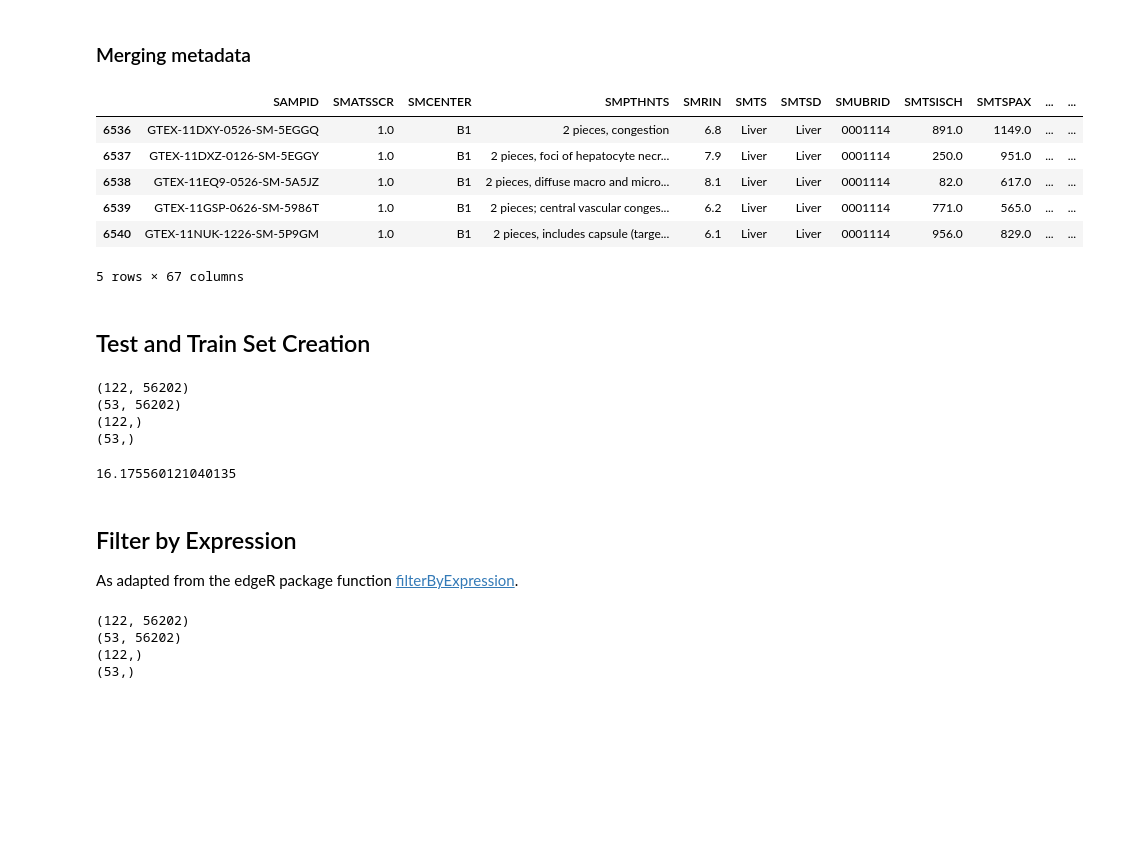
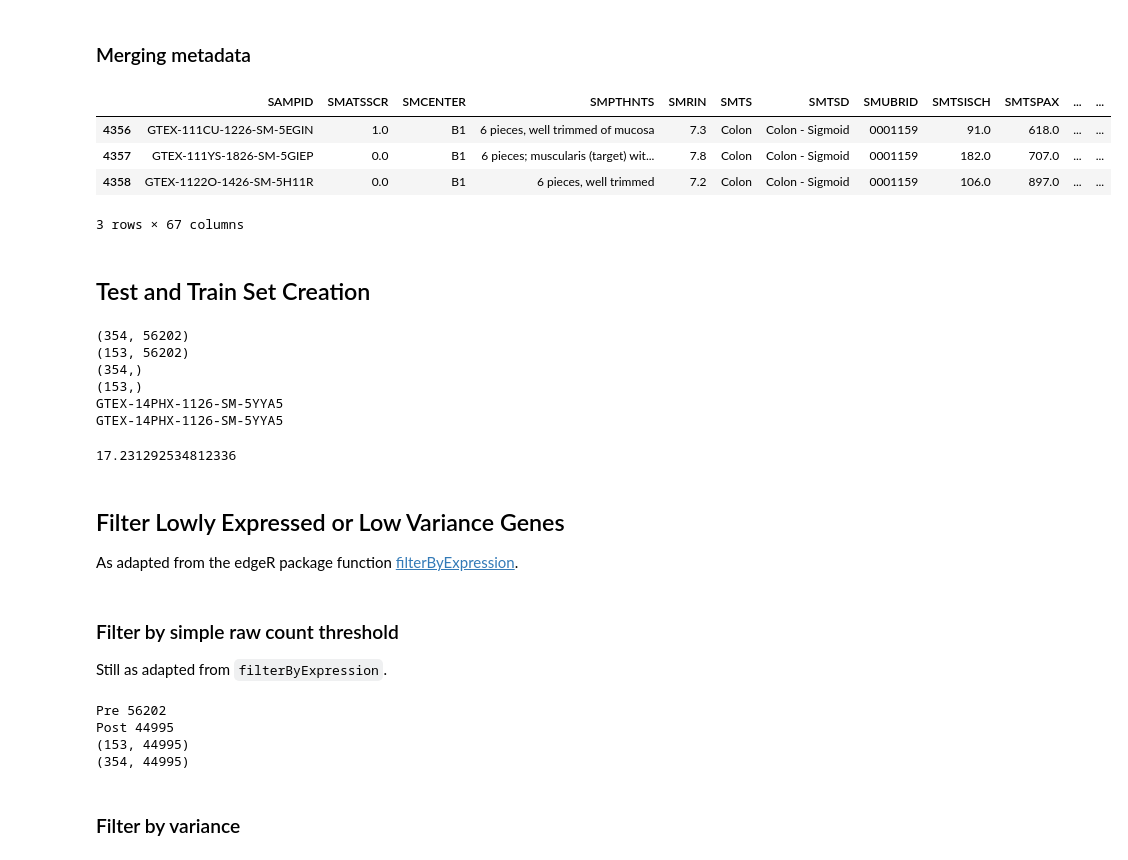
Before and after one commit to edgeslab/cs418-project-RNAge, a Jupyter notebook: perTissue_models.ipynb, the cells around one changed output. Cells and saved outputs as stored; diff of their text form; code cells hidden in the pictures; blank space fills up the shorter version.

```diff
--- a/perTissue_models.ipynb
+++ b/perTissue_models.ipynb
@@ -31,6 +83,7 @@ meta.iloc[0:3,:]
 # %%
-# To do python plots of counts
+TISSUE='Colon'
 infiles=listdir(data_dir/tissue_dir)
 TISSUE_files=[f for f in infiles if  TISSUE in f]
 TISSUE_files
+# Just need to confirm that they are all here
 # %% [output]
@@ -61,40 +114,40 @@ lcpm.iloc[0:5,0:20]
 # %% [markdown]
 ### Merging metadata
 # %%
-tissue_meta=meta[meta['SMTSD']==TISSUE]
-tissue_meta.iloc[0:5]
+tissue_meta=meta[(meta['SMTS']==TISSUE)]
+tissue_meta.iloc[0:3]
 # %% [output]
 |  | SAMPID | SMATSSCR | SMCENTER | SMPTHNTS | SMRIN | SMTS | SMTSD | SMUBRID | SMTSISCH | SMTSPAX | ... | ... |
-| 6536 | GTEX-11DXY-0526-SM-5EGGQ | 1.0 | B1 | 2 pieces, congestion | 6.8 | Liver | Liver | 0001114 | 891.0 | 1149.0 | ... | ... |
-| 6537 | GTEX-11DXZ-0126-SM-5EGGY | 1.0 | B1 | 2 pieces, foci of hepatocyte necr... | 7.9 | Liver | Liver | 0001114 | 250.0 | 951.0 | ... | ... |
-| 6538 | GTEX-11EQ9-0526-SM-5A5JZ | 1.0 | B1 | 2 pieces, diffuse macro and micro... | 8.1 | Liver | Liver | 0001114 | 82.0 | 617.0 | ... | ... |
-| 6539 | GTEX-11GSP-0626-SM-5986T | 1.0 | B1 | 2 pieces; central vascular conges... | 6.2 | Liver | Liver | 0001114 | 771.0 | 565.0 | ... | ... |
-| 6540 | GTEX-11NUK-1226-SM-5P9GM | 1.0 | B1 | 2 pieces, includes capsule (targe... | 6.1 | Liver | Liver | 0001114 | 956.0 | 829.0 | ... | ... |
+| 4356 | GTEX-111CU-1226-SM-5EGIN | 1.0 | B1 | 6 pieces, well trimmed of mucosa | 7.3 | Colon | Colon - Sigmoid | 0001159 | 91.0 | 618.0 | ... | ... |
+| 4357 | GTEX-111YS-1826-SM-5GIEP | 0.0 | B1 | 6 pieces; muscularis (target) wit... | 7.8 | Colon | Colon - Sigmoid | 0001159 | 182.0 | 707.0 | ... | ... |
+| 4358 | GTEX-1122O-1426-SM-5H11R | 0.0 | B1 | 6 pieces, well trimmed | 7.2 | Colon | Colon - Sigmoid | 0001159 | 106.0 | 897.0 | ... | ... |
-5 rows × 67 columns
+3 rows × 67 columns
 # %% [markdown]
 ## Test and Train Set Creation
 # %%
+cdat_train, cdat_test, y_train, y_test = \
+        sklearn.model_selection.train_test_split(cdat, tissue_meta['AGE'], test_size=.3, random_state=1234)
 cpm_train, cpm_test, y_train, y_test = \
         sklearn.model_selection.train_test_split(cpm, tissue_meta['AGE'], test_size=.3, random_state=1234) # random state guarantees that the same split is made for a given tissue.
 print(cpm_train.shape)
 print(cpm_test.shape)
 print(y_train.shape)
 print(y_test.shape)
+#GTEX-P78B-1326-SM-3P611 for reference for liver
+print(cdat_train.index[0])
+print(cpm_train.index[0]) # Confirms that two different calls to train_test_split on a different data set produce the same results
 sum(cpm_train.iloc[:,0]) # Confirms that the split is the same each time
+
+#y_train.replace({"20-29":0, "30-39":1, "40-49":2, "50-59":3, "60-69":4, "70-79":5}, inplace = True)
+#y_test.replace({"20-29":0, "30-39":1, "40-49":2, "50-59":3, "60-69":4, "70-79":5}, inplace = True)
 # %% [output]
-(122, 56202)
-(53, 56202)
-(122,)
-(53,)
+(354, 56202)
+(153, 56202)
+(354,)
+(153,)
+GTEX-14PHX-1126-SM-5YYA5
+GTEX-14PHX-1126-SM-5YYA5
-16.175560121040135
+17.231292534812336
 # %% [markdown]
-## Filter by Expression
+## Filter Lowly Expressed or Low Variance Genes
 As adapted from the edgeR package function [filterByExpression](https://rdrr.io/bioc/edgeR/src/R/filterByExpr.R).
-# %%
-def filter_by_expr(min):
-    pass
-# %% [output]
-(122, 56202)
-(53, 56202)
-(122,)
-(53,)
@@ -100,0 +163,27 @@ def filter_by_expr(min):
+# %% [markdown]
+### Filter by simple raw count threshold
+Still as adapted from `filterByExpression`.
+# %%
+# Biased against samples with a smaller library size
+def simpleExpressionFilter(counts,min_count):
+    """accepts raw counts and a minimum sum count per gene across all samples
+    return a boolean array of all genes, which can be applied to any transformed counts.
+    True is associated with passing the test.
+    """
+    keep=np.sum(counts)>min_count
+    print("Pre",counts.shape[1])
+    filtered_counts=counts.loc[:,(keep)] # similar to how the boolean array would be used on any count matrix
+    print("Post",filtered_counts.shape[1])
+    return(keep)
+keep_expr=simpleExpressionFilter(cdat_train,10)
+cpm_train_expression_filter=cpm_train.loc[:,(keep_expr)]
+cpm_test_expression_filter=cpm_test.loc[:,(keep_expr)]
+print(cpm_test_expression_filter.shape) # confirming that both train and test set have undergone transformation identically
+print(cpm_train_expression_filter.shape)
+# %% [output]
+Pre 56202
+Post 44995
+(153, 44995)
+(354, 44995)
+# %% [markdown]
+### Filter by variance
```
Also changed, not shown: parts of 32 cells of this notebook, 7 other files.
